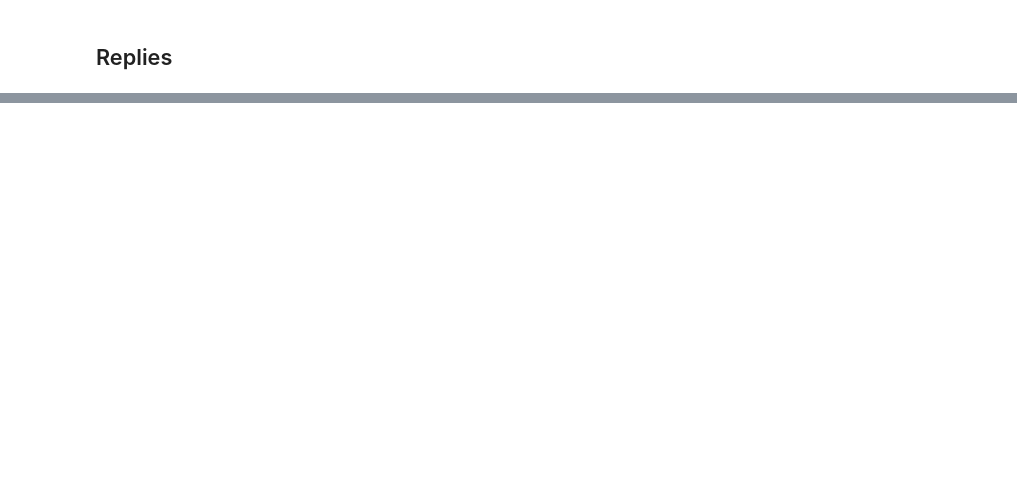
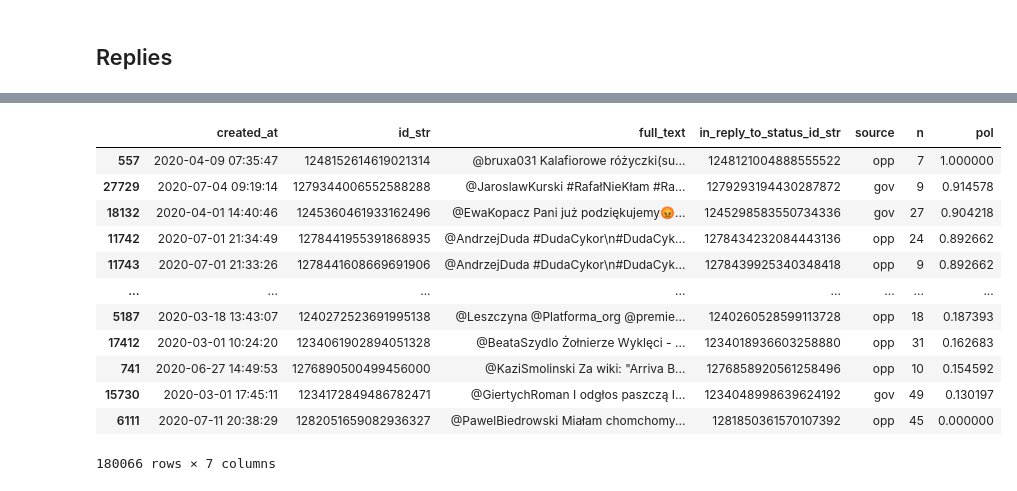
Before and after one commit to bodzioboo/twitter, a Jupyter notebook: notebooks/nlp/polarization_retweets.ipynb, the cells around one changed output, grey strips where cells are left out. Cells and saved outputs as stored; diff of their text form; code cells hidden in the pictures; blank space fills up the shorter version.

```diff
--- a/notebooks/nlp/polarization_retweets.ipynb
+++ b/notebooks/nlp/polarization_retweets.ipynb
@@ -104,0 +349,16 @@ all_replies['order'] = all_replies.groupby(['in_reply_to_status_id_str']).cumcou
+# %%
+replies.sort_values('pol', ascending = False)
+# %% [output]
+|  | created_at | id_str | full_text | in_reply_to_status_id_str | source | n | pol |
+| 557 | 2020-04-09 07:35:47 | 1248152614619021314 | @bruxa031 Kalafiorowe różyczki(su... | 1248121004888555522 | opp | 7 | 1.000000 |
+| 27729 | 2020-07-04 09:19:14 | 1279344006552588288 | @JaroslawKurski #RafałNieKłam #Ra... | 1279293194430287872 | gov | 9 | 0.914578 |
+| 18132 | 2020-04-01 14:40:46 | 1245360461933162496 | @EwaKopacz Pani już podziękujemy😡... | 1245298583550734336 | gov | 27 | 0.904218 |
+| 11742 | 2020-07-01 21:34:49 | 1278441955391868935 | @AndrzejDuda #DudaCykor\n#DudaCyk... | 1278434232084443136 | opp | 24 | 0.892662 |
+| 11743 | 2020-07-01 21:33:26 | 1278441608669691906 | @AndrzejDuda #DudaCykor\n#DudaCyk... | 1278439925340348418 | opp | 9 | 0.892662 |
+| ... | ... | ... | ... | ... | ... | ... | ... |
+| 5187 | 2020-03-18 13:43:07 | 1240272523691995138 | @Leszczyna @Platforma_org @premie... | 1240260528599113728 | opp | 18 | 0.187393 |
+| 17412 | 2020-03-01 10:24:20 | 1234061902894051328 | @BeataSzydlo Żołnierze Wyklęci - ... | 1234018936603258880 | opp | 31 | 0.162683 |
+| 741 | 2020-06-27 14:49:53 | 1276890500499456000 | @KaziSmolinski Za wiki: "Arriva B... | 1276858920561258496 | opp | 10 | 0.154592 |
+| 15730 | 2020-03-01 17:45:11 | 1234172849486782471 | @GiertychRoman I odgłos paszczą I... | 1234048998639624192 | gov | 49 | 0.130197 |
+| 6111 | 2020-07-11 20:38:29 | 1282051659082936327 | @PawelBiedrowski Miałam chomchomy... | 1281850361570107392 | opp | 45 | 0.000000 |
+180066 rows × 7 columns
```
Also changed, not shown: parts of 30 cells of this notebook, 23 other files.
